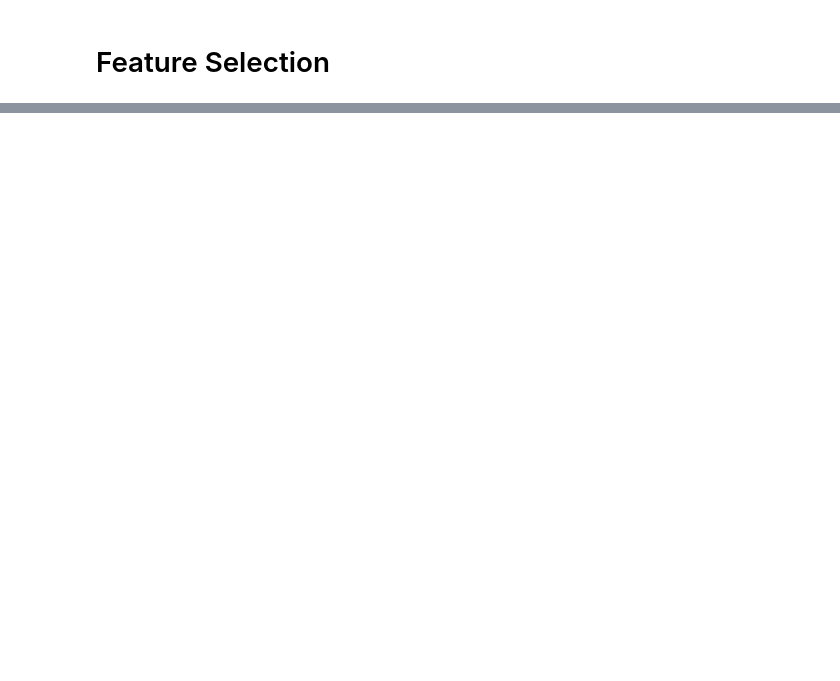
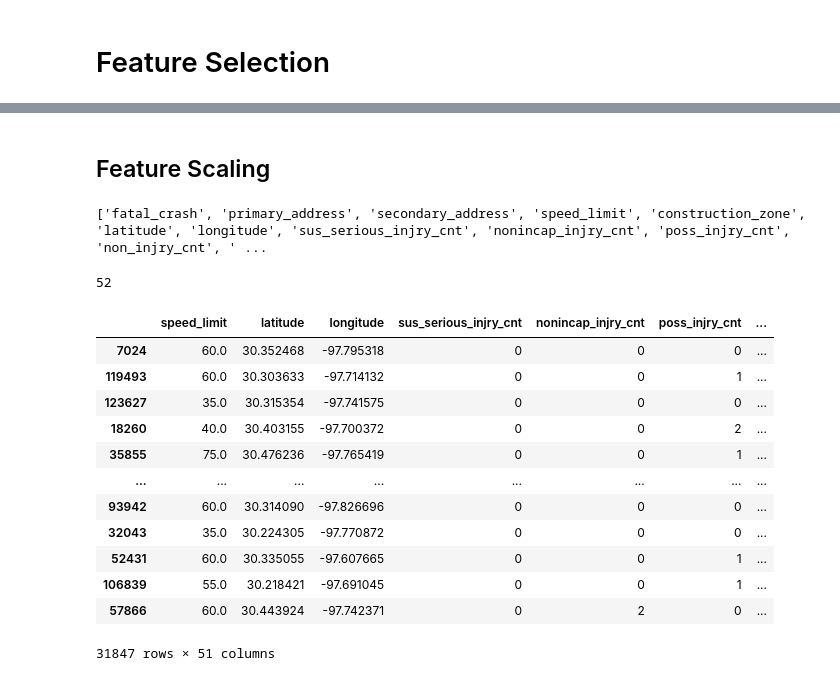
Before and after one commit to lukfd/city-of-austin-car-crash-ml-study, a Jupyter notebook: src/feature_selection.ipynb, the cells around one changed output, grey strips where cells are left out. Cells and saved outputs as stored; diff of their text form; code cells hidden in the pictures; blank space fills up the shorter version.

Commit message:
Feature selections

```diff
--- a/src/feature_selection.ipynb
+++ b/src/feature_selection.ipynb
@@ -587,3 +22,0 @@ df.drop(to_drop, axis=1, inplace=True)
-# %%
-to_drop = ["hour", "month", "day_of_week"]
-df.drop(to_drop, axis=1, inplace=True)
@@ -725,0 +23,6 @@ display(df.shape)
+# %%
+# Create cyclical features BEFORE splitting
+df['hour_sin'] = np.sin(2 * np.pi * df['hour'] / 24)
+df['hour_cos'] = np.cos(2 * np.pi * df['hour'] / 24)
+df['month_sin'] = np.sin(2 * np.pi * df['month'] / 12)
+df['month_cos'] = np.cos(2 * np.pi * df['month'] / 12)
@@ -725,0 +53,21 @@ display(df.shape)
+# %%
+from sklearn.model_selection import train_test_split
+# Define the target column
+target_col = 'estimated_total_comprehensive_cost'
+
+# Split into features (X) and target (y)
+X = df.drop(columns=[target_col])
+y = df[target_col]
+
+X_train, X_test, y_train, y_test = train_test_split(X, y, test_size = 0.2, random_state = 42)
+# %% [markdown]
+## Feature Scaling
+# %%
+column_names = list(df.columns)
+print(column_names)
+# %% [output]
+['fatal_crash', 'primary_address', 'secondary_address', 'speed_limit', 'construction_zone', 'latitude', 'longitude', 'sus_serious_injry_cnt', 'nonincap_injry_cnt', 'poss_injry_cnt', 'non_injry_cnt', ' ...
+# %%
+print(len(column_names))
+# %% [output]
+52
@@ -725,0 +114,24 @@ display(df.shape)
+# %%
+X_test_numeric = X_test[numeric_cols_to_scale]
+
+X_test_numeric_scaled = scaler.transform(X_test_numeric)
+
+X_test_df = pd.DataFrame(X_test_numeric, columns = numeric_cols_to_scale, index = X_test.index)
+
+X_test_scaled = pd.concat([X_test_df, X_test[cols_not_scaled]], axis = 1)
+
+display(X_test_scaled)
+# %% [output]
+|  | speed_limit | latitude | longitude | sus_serious_injry_cnt | nonincap_injry_cnt | poss_injry_cnt | ... |
+| 7024 | 60.0 | 30.352468 | -97.795318 | 0 | 0 | 0 | ... |
+| 119493 | 60.0 | 30.303633 | -97.714132 | 0 | 0 | 1 | ... |
+| 123627 | 35.0 | 30.315354 | -97.741575 | 0 | 0 | 0 | ... |
+| 18260 | 40.0 | 30.403155 | -97.700372 | 0 | 0 | 2 | ... |
+| 35855 | 75.0 | 30.476236 | -97.765419 | 0 | 0 | 1 | ... |
+| ... | ... | ... | ... | ... | ... | ... | ... |
+| 93942 | 60.0 | 30.314090 | -97.826696 | 0 | 0 | 0 | ... |
+| 32043 | 35.0 | 30.224305 | -97.770872 | 0 | 0 | 0 | ... |
+| 52431 | 60.0 | 30.335055 | -97.607665 | 0 | 0 | 1 | ... |
+| 106839 | 55.0 | 30.218421 | -97.691045 | 0 | 0 | 1 | ... |
+| 57866 | 60.0 | 30.443924 | -97.742371 | 0 | 2 | 0 | ... |
+31847 rows × 51 columns
```
Also changed, not shown: parts of 97 cells of this notebook, 3 other files.
